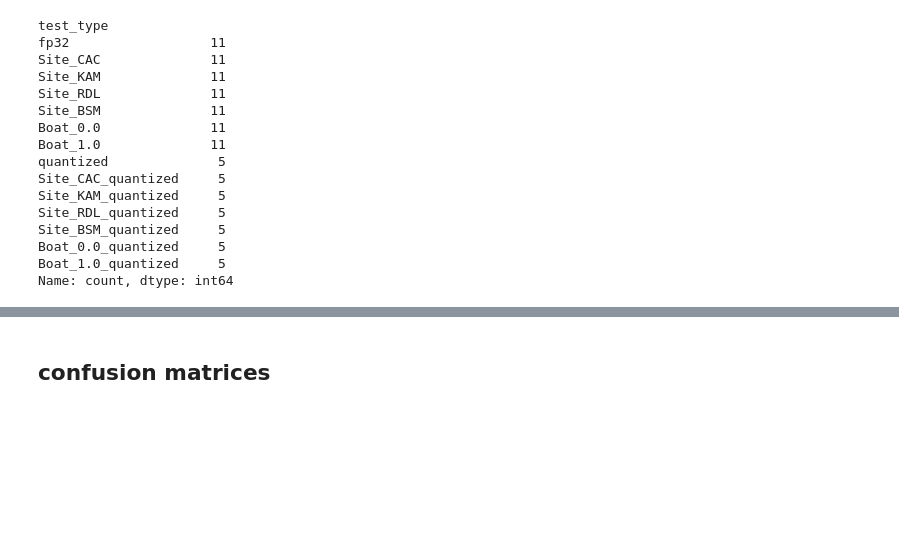
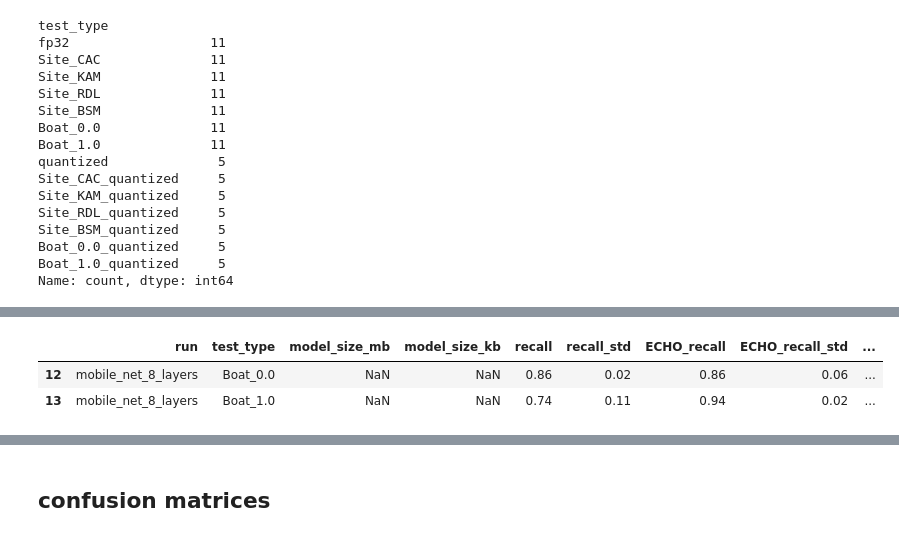
Before and after one commit to bobduru/beluga-call-pipeline, a Jupyter notebook: training/results_analysis/model_optimization.ipynb, the cells around one changed output, grey strips where cells are left out. Saved outputs shown, nothing was run; the diff lists cells and outputs as text; code cells hidden in the pictures; blank space fills up the shorter version.

```diff
--- a/training/results_analysis/model_optimization.ipynb
+++ b/training/results_analysis/model_optimization.ipynb
@@ -207,3 +207,14 @@ metrics_df[
+# %%
+metrics_df[
+    # (metrics_df["test_type"].isin(["fp32", "Boat_0.0", "Boat_1.0", "Boat_0.0_quantized", "Boat_1.0_quantized", "quantized" ])) &
+    # (metrics_df["test_type"].isin([ "Boat_0.0", "Boat_1.0", "Boat_0.0_quantized", "Boat_1.0_quantized" ])) &
+    (metrics_df["test_type"].isin([ "Boat_0.0", "Boat_1.0",])) &
+    # (metrics_df["run"].isin(["mobile_net_qat_8_layers", "mobile_net_8_layers"]))][f1_columns]
+    (metrics_df["run"].isin([ "mobile_net_8_layers"]))][recall_columns]
+# %% [output]
+|  | run | test_type | model_size_mb | model_size_kb | recall | recall_std | ECHO_recall | ECHO_recall_std | ... |
+| 12 | mobile_net_8_layers | Boat_0.0 | NaN | NaN | 0.86 | 0.02 | 0.86 | 0.06 | ... |
+| 13 | mobile_net_8_layers | Boat_1.0 | NaN | NaN | 0.74 | 0.11 | 0.94 | 0.02 | ... |
 # %%
 metrics_df[
     (metrics_df["test_type"].isin(["fp32", "Boat_0.0", "Boat_1.0", "Boat_0.0_quantized", "Boat_1.0_quantized", "quantized" ])) &
```
Also changed, not shown: parts of 2 cells of this notebook, 4 other files.
